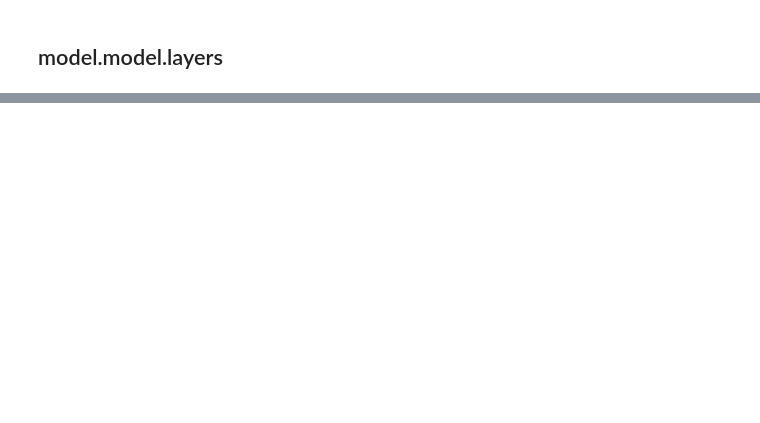
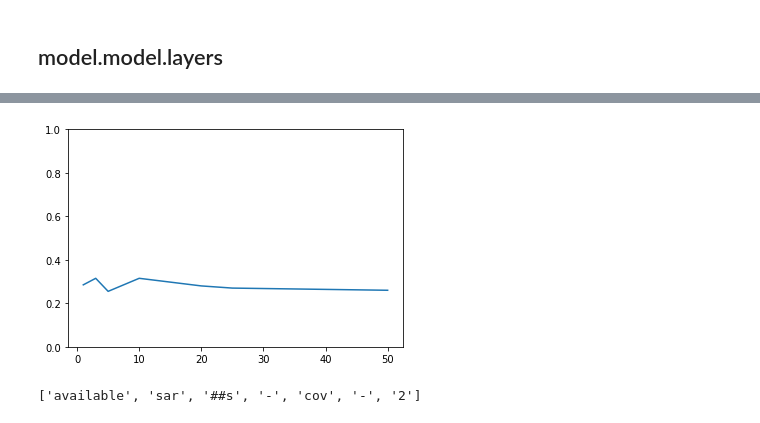
Before and after one commit to shauli-ravfogel/covid-alignment-supervised, a Jupyter notebook: learn_metric_model-siamese.ipynb, the cells around one changed output, grey strips where cells are left out. Cells and saved outputs as stored; diff of their text form; code cells hidden in the pictures; blank space fills up the shorter version.

```diff
--- a/learn_metric_model-siamese.ipynb
+++ b/learn_metric_model-siamese.ipynb
@@ -898,0 +1018,39 @@ data[0]
+# %%
+k_vals = [1,2,3,5,10,20,25,50]
+k2acc = {}
+
+for k in k_vals:
+    good, bad = 0., 0
+
+    for i in tqdm.tqdm_notebook(range(200)):
+        d = data_dev[i]
+        query = d["query_first"]
+        #print(d)
+        spike_df = spike_queries.perform_query(query, dataset_name, k, query_type)
+        spike_df[spike_df["sentence_text"] != d["second"]]
+        p = evaluate_model_df(spike_df,  [d["second"]], model, k=k)[0]
+
+        range_arg1, range_arg2 = d["second_arg1"], d["second_arg2"]
+        sent2_range_arg1 = get_entity_range_multiword_expression(range_arg1, p["orig2tok"])
+        sent2_range_arg2 = get_entity_range_multiword_expression(range_arg2, p["orig2tok"])
+
+        pred_arg1, pred_arg2 = p["preds_arg1_tokens"], p["preds_arg2_tokens"]
+        ngram_pred_arg1_idx, ngram_pred_arg2_idx = p["all_ngrams"][pred_arg1[0]], p["all_ngrams"][pred_arg2[0]]
+        correct = is_contained(ngram_pred_arg1_idx, sent2_range_arg1) and is_contained(ngram_pred_arg2_idx, sent2_range_arg2)
+        if correct:
+            good += 1
+        else:
+            bad += 1
+
+
+        arg1_start = p["tok2orig"][ngram_pred_arg1_idx[0]]
+        arg1_end = p["tok2orig"][ngram_pred_arg1_idx[1]]
+        arg2_start = p["tok2orig"][ngram_pred_arg2_idx[0]]
+        arg2_end = p["tok2orig"][ngram_pred_arg2_idx[1]]
+        #print(p["preds_arg1_tokens"][:] == p["preds_arg2_tokens"][:])
+        print(pretty_print(d["second"], [arg1_start, arg1_end], [arg2_start, arg2_end]))
+        print(good / (good + bad + 1e-9))
+        print("===============================")
+        #print(good / (good + bad + 1e-8))
+
+    k2acc[k] = good / (good + bad + 1e-9)
@@ -898,0 +1088,11 @@ data[0]
+# %%
+import matplotlib.pyplot as plt
+plt.plot(k_vals, list(k2acc.values()))
+plt.ylim([0,1])
+plt.savefig("accvsk.png", dpi = 600)
+# %% [output]
+[figure, added]
+# %%
+r["tokens"][borders[0]:borders[1]]
+# %% [output]
+['available', 'sar', '##s', '-', 'cov', '-', '2']
```
Also changed, not shown: parts of 22 cells of this notebook.
